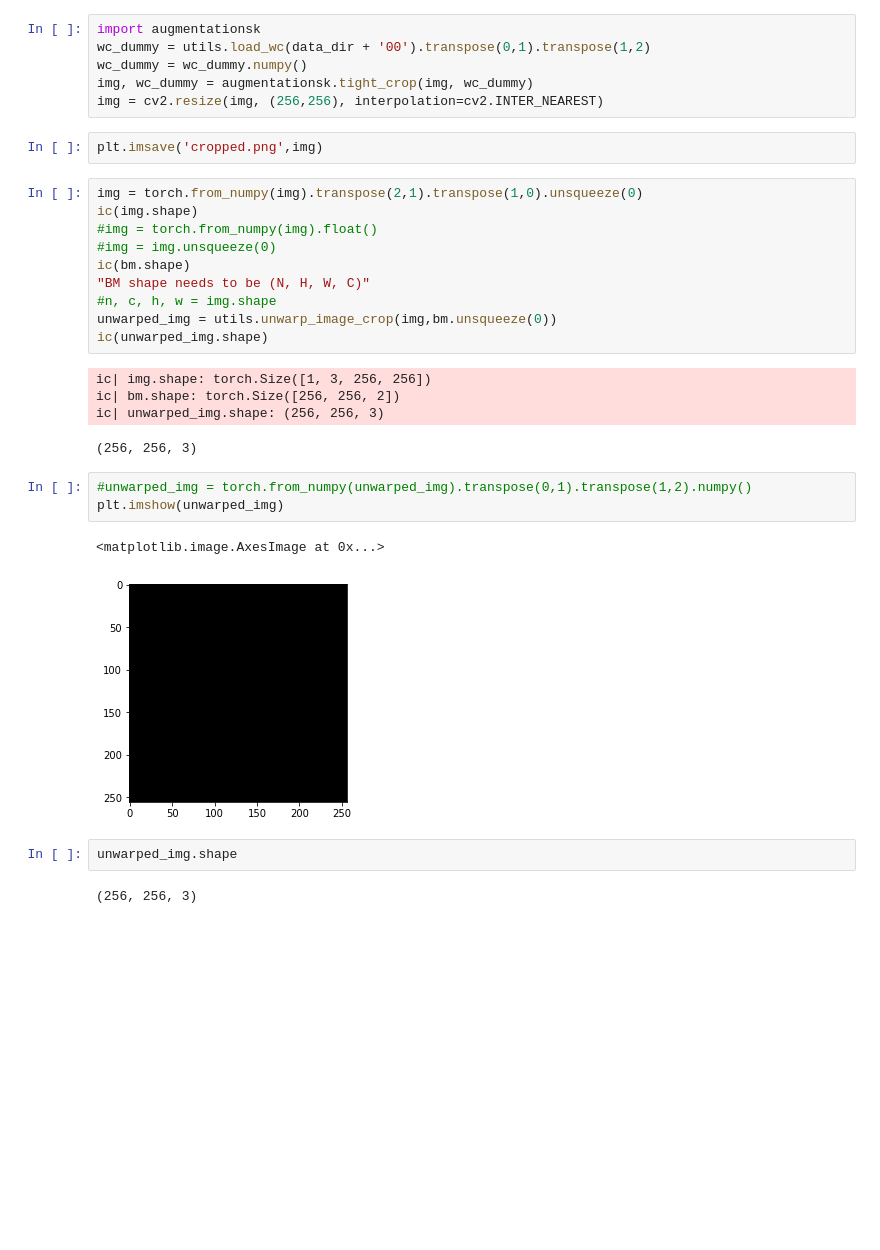
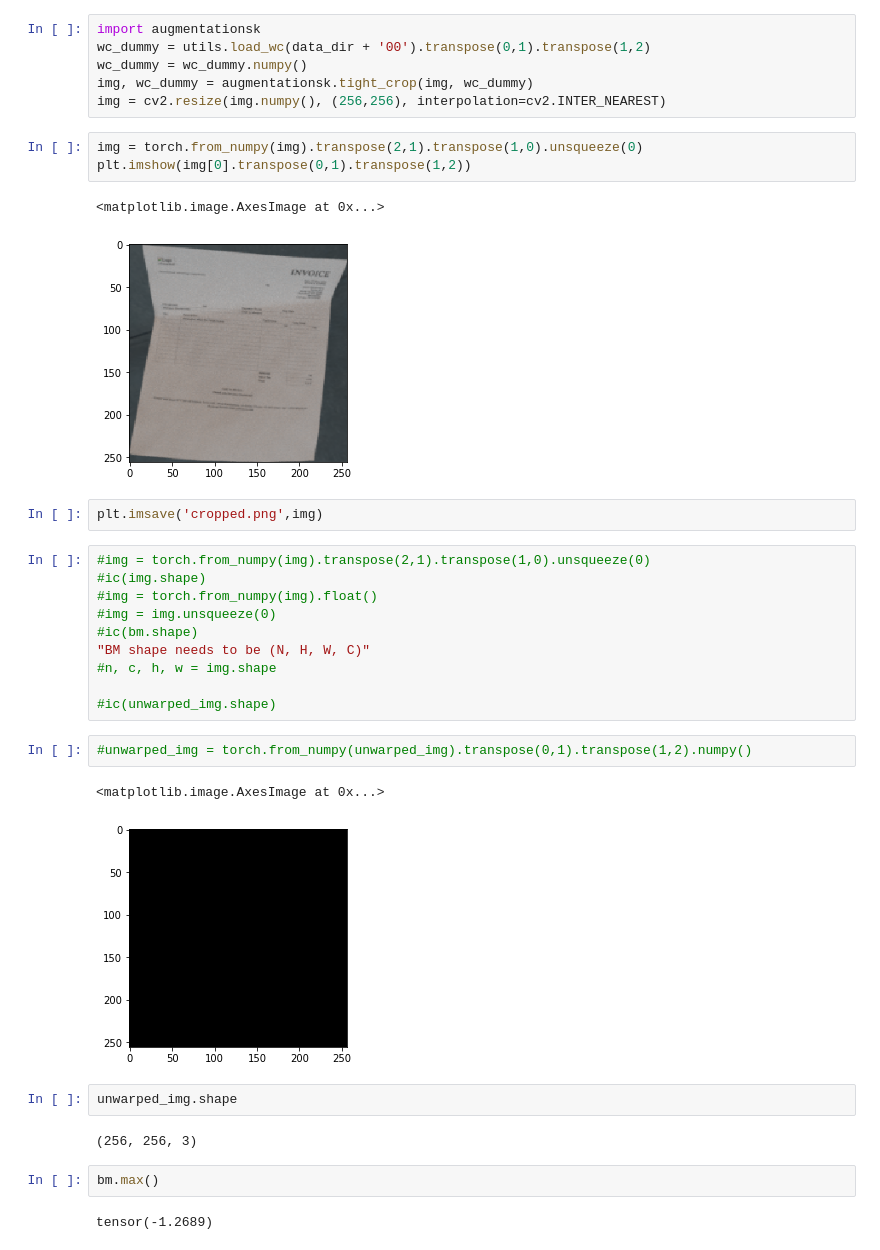
Before and after one commit to Leon-Sander/ImageRectification, a Jupyter notebook: crop.ipynb, the cells around one changed output. Drawn from its saved outputs; the diff is of its cells as text; blank space fills up the shorter version.

```diff
--- a/crop.ipynb
+++ b/crop.ipynb
@@ -27,27 +51,27 @@ import augmentationsk
 wc_dummy = utils.load_wc(data_dir + '00').transpose(0,1).transpose(1,2)
 wc_dummy = wc_dummy.numpy()
 img, wc_dummy = augmentationsk.tight_crop(img, wc_dummy)
-img = cv2.resize(img, (256,256), interpolation=cv2.INTER_NEAREST)
+img = cv2.resize(img.numpy(), (256,256), interpolation=cv2.INTER_NEAREST)
+# %%
+img = torch.from_numpy(img).transpose(2,1).transpose(1,0).unsqueeze(0)
+plt.imshow(img[0].transpose(0,1).transpose(1,2))
+# %% [output]
+<matplotlib.image.AxesImage at 0x...>
+[figure, added]
 # %%
 plt.imsave('cropped.png',img)
 # %%
-img = torch.from_numpy(img).transpose(2,1).transpose(1,0).unsqueeze(0)
-ic(img.shape)
+#img = torch.from_numpy(img).transpose(2,1).transpose(1,0).unsqueeze(0)
+#ic(img.shape)
 #img = torch.from_numpy(img).float()
 #img = img.unsqueeze(0)
-ic(bm.shape)
+#ic(bm.shape)
 "BM shape needs to be (N, H, W, C)"
 #n, c, h, w = img.shape
-unwarped_img = utils.unwarp_image_crop(img,bm.unsqueeze(0))
-ic(unwarped_img.shape)
+
+#ic(unwarped_img.shape)
-# %% [output]
-ic| img.shape: torch.Size([1, 3, 256, 256])
-ic| bm.shape: torch.Size([256, 256, 2])
-ic| unwarped_img.shape: (256, 256, 3)
-(256, 256, 3)
 # %%
 #unwarped_img = torch.from_numpy(unwarped_img).transpose(0,1).transpose(1,2).numpy()
-plt.imshow(unwarped_img)
 # %% [output]
 <matplotlib.image.AxesImage at 0x...>
 [figure]
@@ -55,3 +79,7 @@ plt.imshow(unwarped_img)
 unwarped_img.shape
 # %% [output]
 (256, 256, 3)
+# %%
+bm.max()
+# %% [output]
+tensor(-1.2689)
```
Also changed, not shown: parts of 7 cells of this notebook, 2 other files.
